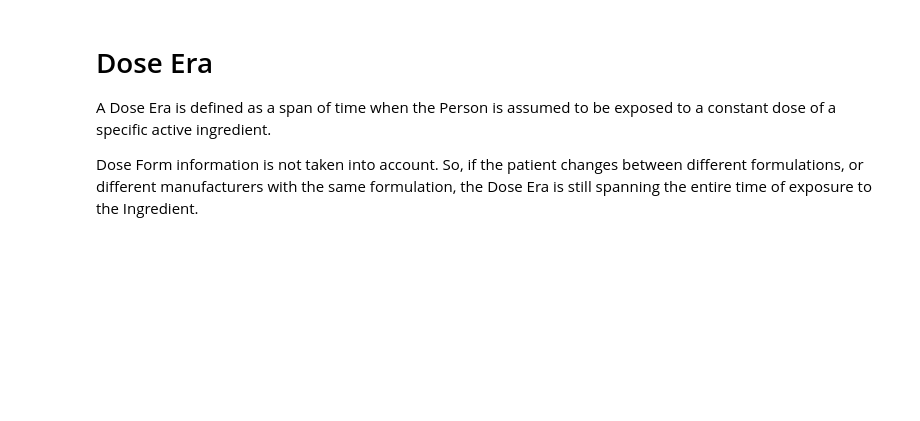
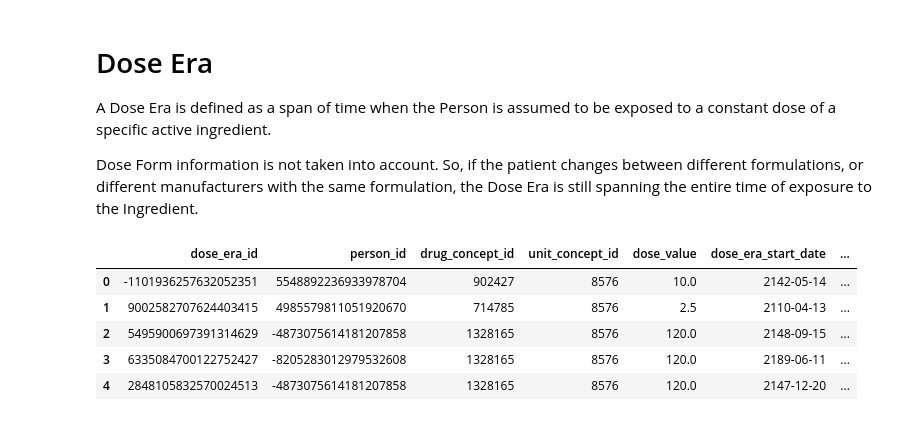
Before and after one commit to kumquat42/202402_MB_Data4Good_LinkR, a Jupyter notebook: 202402_MB_linkR_Notebook.ipynb, the cells around one changed output. Saved outputs shown, nothing was run; the diff lists cells and outputs as text; code cells hidden in the pictures; blank space fills up the shorter version.

Commit message:
drug strength

```diff
--- a/202402_MB_linkR_Notebook.ipynb
+++ b/202402_MB_linkR_Notebook.ipynb
@@ -156,8 +285,15 @@ Dose Form information is not taken into account. So, if the patient changes betw
 # %%
 dose_era = pd.read_csv('Data/dose_era.csv')
 dose_era.head()
 
-dose_era.shape #(117, 7)
+#dose_era.shape #(117, 7)
+# %% [output]
+|  | dose_era_id | person_id | drug_concept_id | unit_concept_id | dose_value | dose_era_start_date | ... |
+| 0 | -1101936257632052351 | 5548892236933978704 | 902427 | 8576 | 10.0 | 2142-05-14 | ... |
+| 1 | 9002582707624403415 | 4985579811051920670 | 714785 | 8576 | 2.5 | 2110-04-13 | ... |
+| 2 | 5495900697391314629 | -4873075614181207858 | 1328165 | 8576 | 120.0 | 2148-09-15 | ... |
+| 3 | 6335084700122752427 | -8205283012979532608 | 1328165 | 8576 | 120.0 | 2189-06-11 | ... |
+| 4 | 2848105832570024513 | -4873075614181207858 | 1328165 | 8576 | 120.0 | 2147-12-20 | ... |
 # %%
 dose_era.unit_concept_id.value_counts()
 # 8576 are all in mg.... This is good :) I can go back to drug_concept id, dose_value....
```
Also changed, not shown: parts of 21 cells of this notebook, 1 other file.
